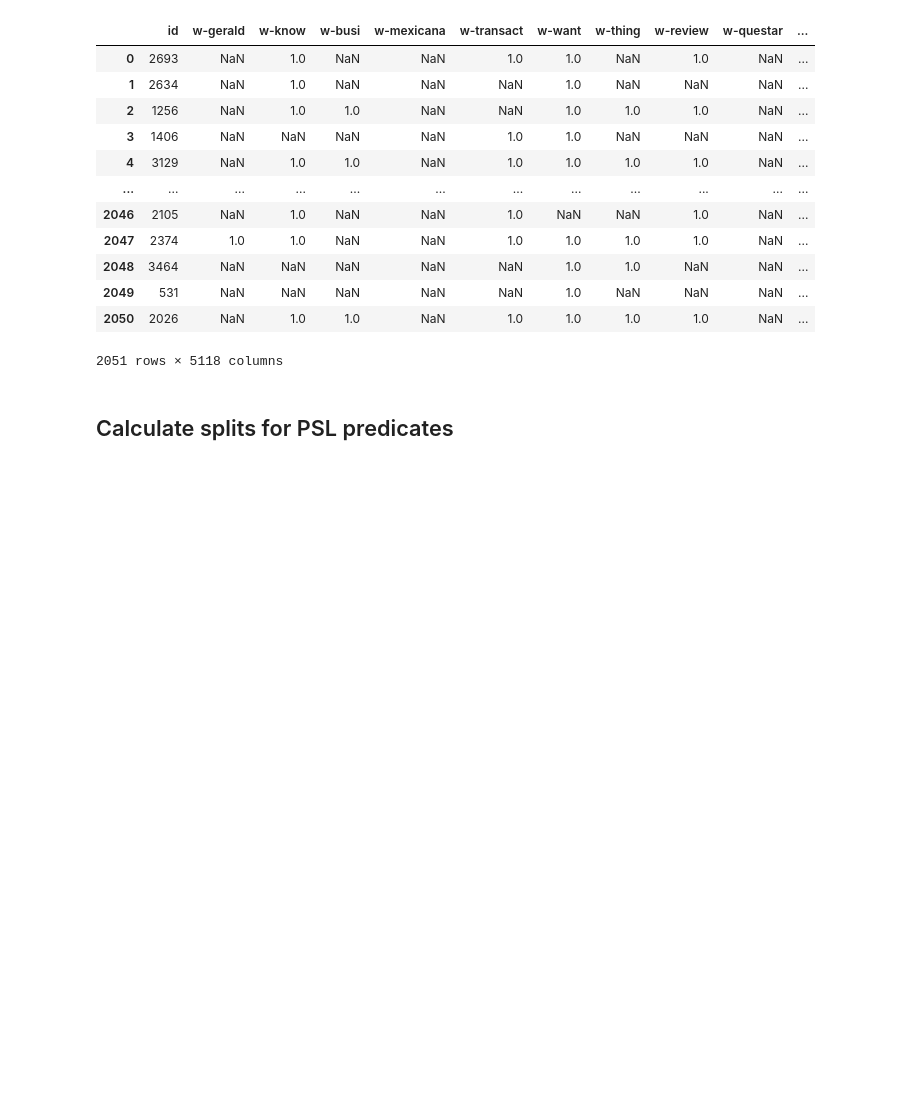
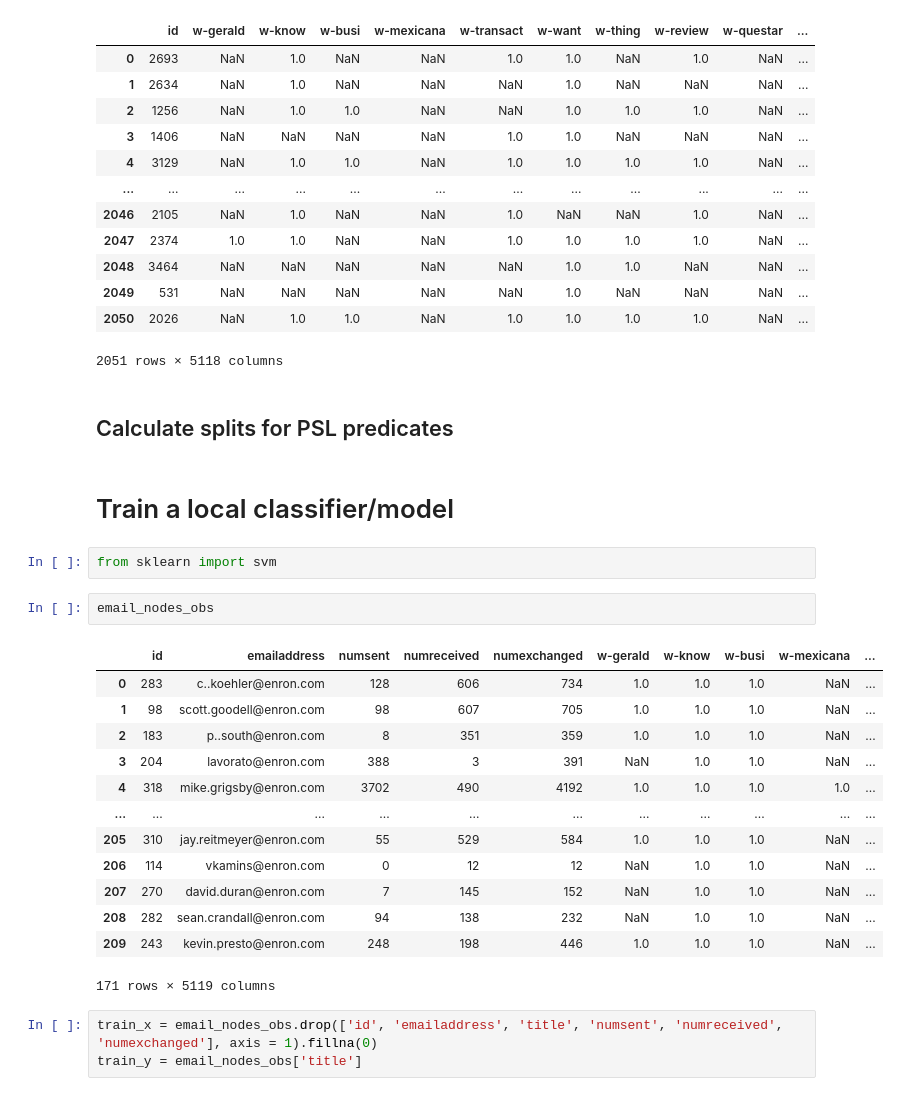
Before and after one commit to linqs/collective-graph-identification, a Jupyter notebook: scripts/Data Refactor.ipynb, the cells around one changed output. Drawn from its saved outputs; the diff is of its cells as text; blank space fills up the shorter version.

Commit message:
Started feature engineering for a local classifier.

```diff
--- a/scripts/Data Refactor.ipynb
+++ b/scripts/Data Refactor.ipynb
@@ -371,3 +371,26 @@ manager_edges
 2051 rows × 5118 columns
 # %% [markdown]
 ## Calculate splits for PSL predicates
+# %% [markdown]
+# Train a local classifier/model
+# %%
+from sklearn import svm
+# %%
+email_nodes_obs
+# %% [output]
+|  | id | emailaddress | numsent | numreceived | numexchanged | w-gerald | w-know | w-busi | w-mexicana | ... |
+| 0 | 283 | c..koehler@enron.com | 128 | 606 | 734 | 1.0 | 1.0 | 1.0 | NaN | ... |
+| 1 | 98 | scott.goodell@enron.com | 98 | 607 | 705 | 1.0 | 1.0 | 1.0 | NaN | ... |
+| 2 | 183 | p..south@enron.com | 8 | 351 | 359 | 1.0 | 1.0 | 1.0 | NaN | ... |
+| 3 | 204 | lavorato@enron.com | 388 | 3 | 391 | NaN | 1.0 | 1.0 | NaN | ... |
+| 4 | 318 | mike.grigsby@enron.com | 3702 | 490 | 4192 | 1.0 | 1.0 | 1.0 | 1.0 | ... |
+| ... | ... | ... | ... | ... | ... | ... | ... | ... | ... | ... |
+| 205 | 310 | jay.reitmeyer@enron.com | 55 | 529 | 584 | 1.0 | 1.0 | 1.0 | NaN | ... |
+| 206 | 114 | vkamins@enron.com | 0 | 12 | 12 | NaN | 1.0 | 1.0 | NaN | ... |
+| 207 | 270 | david.duran@enron.com | 7 | 145 | 152 | NaN | 1.0 | 1.0 | NaN | ... |
+| 208 | 282 | sean.crandall@enron.com | 94 | 138 | 232 | NaN | 1.0 | 1.0 | NaN | ... |
+| 209 | 243 | kevin.presto@enron.com | 248 | 198 | 446 | 1.0 | 1.0 | 1.0 | NaN | ... |
+171 rows × 5119 columns
+# %%
+train_x = email_nodes_obs.drop(['id', 'emailaddress', 'title', 'numsent', 'numreceived', 'numexchanged'], axis = 1).fillna(0)
+train_y = email_nodes_obs['title']
```
Also changed, not shown: parts of 10 cells of this notebook.
